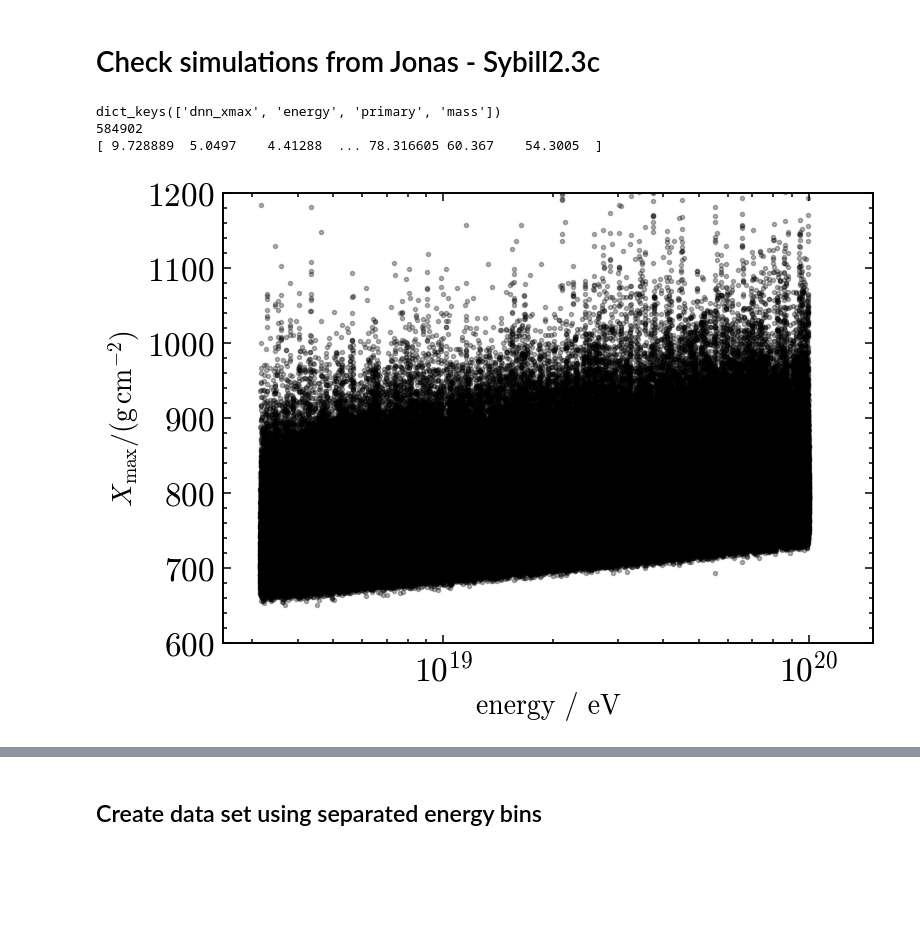
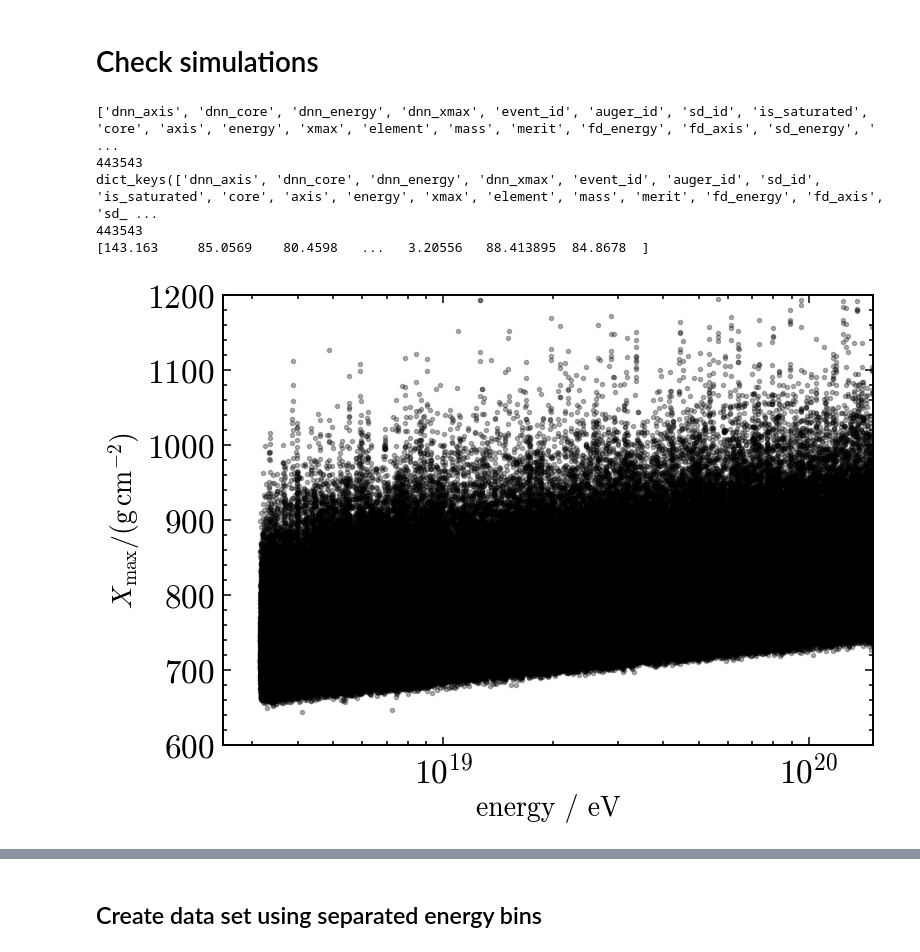
Before and after one commit to paolo-magnani/aixnet_simulations, a Jupyter notebook: other/sim_part1.ipynb, the cells around one changed output, grey strips where cells are left out. Drawn from its saved outputs; the diff is of its cells as text; code cells hidden in the pictures; blank space fills up the shorter version.

```diff
--- a/other/sim_part1.ipynb
+++ b/other/sim_part1.ipynb
@@ -5,12 +5,11 @@
 
 </style>
 # %% [markdown]
-# Check simulations from Jonas - Sybill2.3c
+# Check simulations
 # %%
 import numpy as np
 import pandas as pd
 import matplotlib.pyplot as plt
-# from mass_fractions import *
 from simulated_dipole import *
 
 
@@ -44,40 +43,42 @@ from simulated_dipole import *
 
 ## In case of Universality
 
-dd = file_loader('AixNet_EPOS')
-print(dd.keys())
+dd = file_loader('AixNet')
+# print(dd.keys())
 
 # plt.figure(figsize=(10,6))
 # plt.scatter(dd['energy'], dd['sd_energy'], color='k', alpha=0.03)
 
 print(len(dd['energy']))
 print(dd['energy'])
 
 # plt.figure(figsize=(10,6))
 # # plt.hist(np.log10(dd['energy'][dd['mass']!=6]*1e18), color='k')
 # plt.hist(np.log10(dd['energy']*1e18), color='k')
 # # plt.plot(bin_centers, hist_2, color='k', linewidth=4)
 # plt.xlabel(r'$\log_{10}(E\,/\,\mathrm{eV})$')
 # plt.ylabel(r'# simulated events')
 # #plt.xscale('log')
 # #plt.yscale('log')
 # plt.show()
 
 # data_mask = flatten_distr(dd['energy'])
 # dd = dict_cutter(dd, data_mask)
 # print(dd.items())
 plt.figure(figsize=(10,6))
 #plt.title('Simulated data')
 plt.scatter(dd['energy']*1e18, dd['dnn_xmax'], alpha=0.3, color='k')
 plt.xlabel(r'energy / eV')
 plt.ylabel(r'$X_\mathrm{max} / \mathrm{(g \, cm^{-2})}$')
 plt.xscale('log')
 plt.ylim(600, 1200)
 plt.xlim(2.5e18, 150e18)
 plt.show()
 # %% [output]
-dict_keys(['dnn_xmax', 'energy', 'primary', 'mass'])
-584902
-[ 9.728889  5.0497    4.41288  ... 78.316605 60.367    54.3005  ]
+['dnn_axis', 'dnn_core', 'dnn_energy', 'dnn_xmax', 'event_id', 'auger_id', 'sd_id', 'is_saturated', 'core', 'axis', 'energy', 'xmax', 'element', 'mass', 'merit', 'fd_energy', 'fd_axis', 'sd_energy', ' ...
+443543
+dict_keys(['dnn_axis', 'dnn_core', 'dnn_energy', 'dnn_xmax', 'event_id', 'auger_id', 'sd_id', 'is_saturated', 'core', 'axis', 'energy', 'xmax', 'element', 'mass', 'merit', 'fd_energy', 'fd_axis', 'sd_ ...
+443543
+[143.163     85.0569    80.4598   ...   3.20556   88.413895  84.8678  ]
-[figure, old version]
+[figure, new version]
 # %%
```
Also changed, not shown: parts of 7 cells of this notebook, 12 other files.
